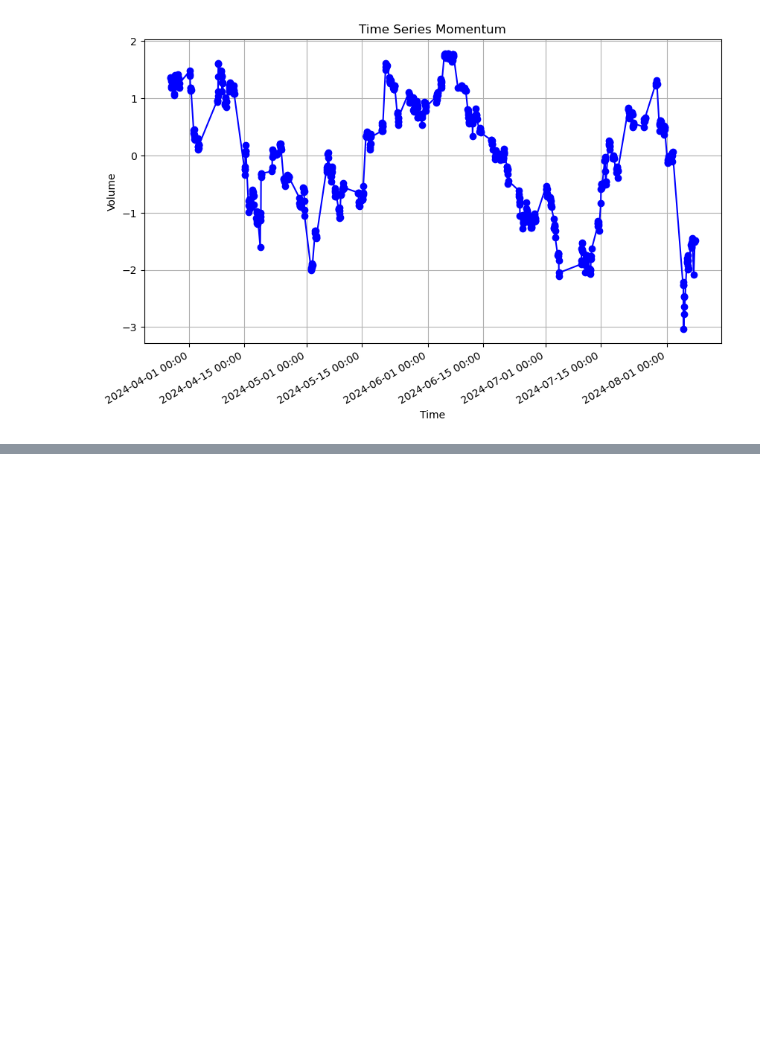
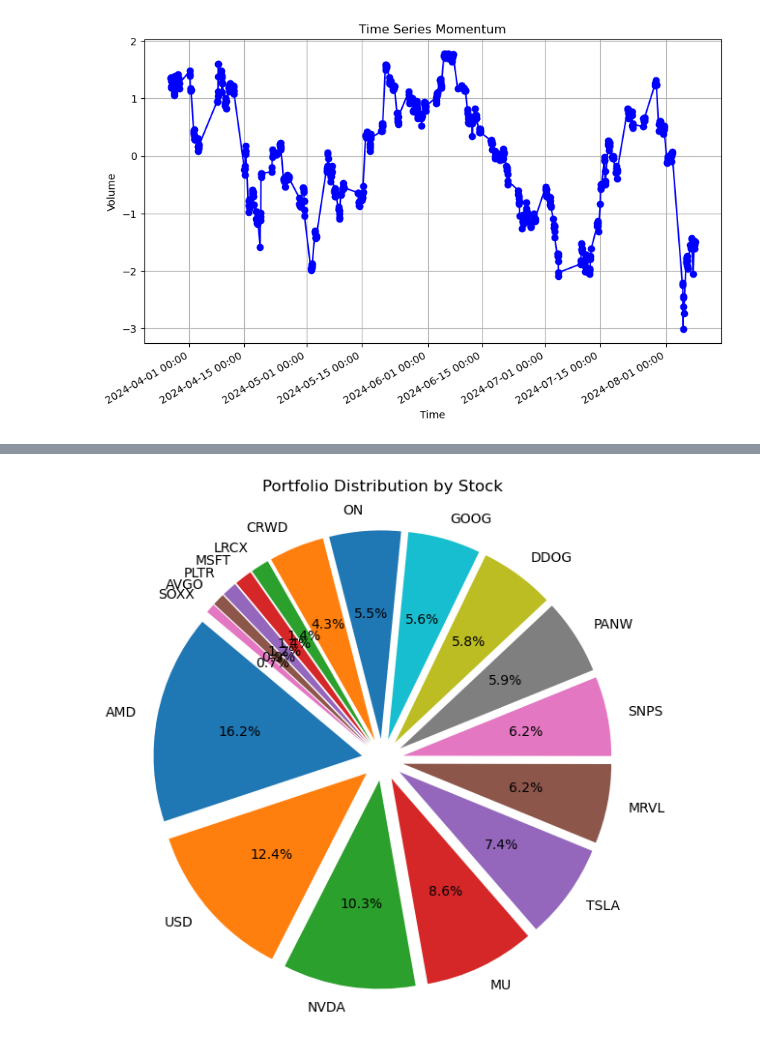
Before and after one commit to elohim31520/TradeTracker, a Jupyter notebook: scripts/test_request.ipynb, the cells around one changed output, grey strips where cells are left out. Saved outputs shown, nothing was run; the diff lists cells and outputs as text; code cells hidden in the pictures; blank space fills up the shorter version.

Commit message:
sort by value for pie chart visualization

```diff
--- a/scripts/test_request.ipynb
+++ b/scripts/test_request.ipynb
@@ -64,0 +67,4 @@ plt.show()
+# %%
+transactions = [
+	(1, 'META', 'buy', 4, 471.51),
+]
@@ -65,8 +102,8 @@ plt.show()
 # %%
 my_portfolio = []
-portfoliourl = 'http://localhost:1234/portfolio'
+portfolio_url = 'http://localhost:1234/portfolio'
 
-response = requests.get(portfoliourl, headers=headers)
+response = requests.get(portfolio_url, headers=headers)
 
 if response.status_code == 200:
     my_portfolio = response.json()
@@ -77,0 +115,35 @@ Response data: [{'id': 2, 'user_id': 1, 'stock_id': 'MSFT', 'quantity': 30, 'ave
+# %%
+import matplotlib.pyplot as plt
+
+# 计算每个 stock_id 的总价值
+portfolio_values = {}
+for item in my_portfolio:
+    stock_id = item['stock_id']
+    quantity = item['quantity']
+    average_price = float(item['average_price'])  # 转换为浮点数
+    total_value = quantity * average_price
+    if stock_id in portfolio_values:
+        portfolio_values[stock_id] += total_value
+    else:
+        portfolio_values[stock_id] = total_value
+
+# 计算投资组合中剩余的 USD 价值
+portfolio_values['USD'] = 3812.6 + 3755.24
+
+portfolio_values = {k: v for k, v in portfolio_values.items() if v > 0}
+
+sorted_portfolio_values = dict(sorted(portfolio_values.items(), key=lambda item: item[1], reverse=True))
+
+# 准备数据绘制饼图
+labels = sorted_portfolio_values.keys()
+sizes = sorted_portfolio_values.values()
+colors = plt.get_cmap('tab10').colors  # 使用预设的颜色映射
+explode = [0.1] * len(labels)  # 使每个切片稍微突出
+
+# 绘制饼图
+plt.figure(figsize=(10, 7))
+plt.pie(sizes, explode=explode, labels=labels, autopct='%1.1f%%', colors=colors, startangle=140)
+plt.title('Portfolio Distribution by Stock')
+plt.show()
+# %% [output]
+[figure, added]
```
Also changed, not shown: parts of 4 cells of this notebook, 1 other file.
